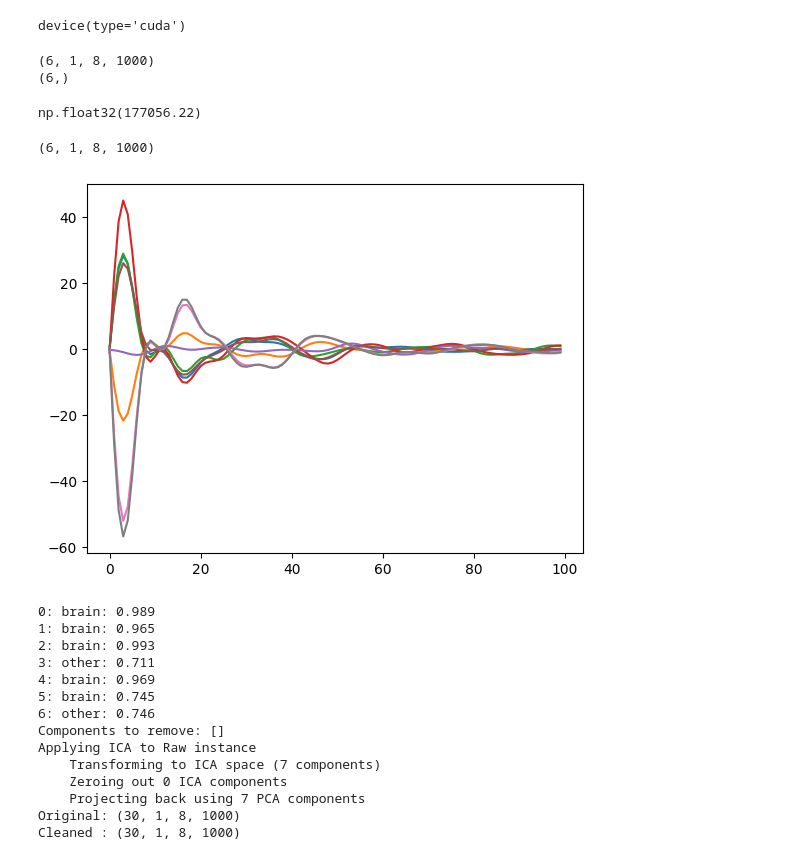
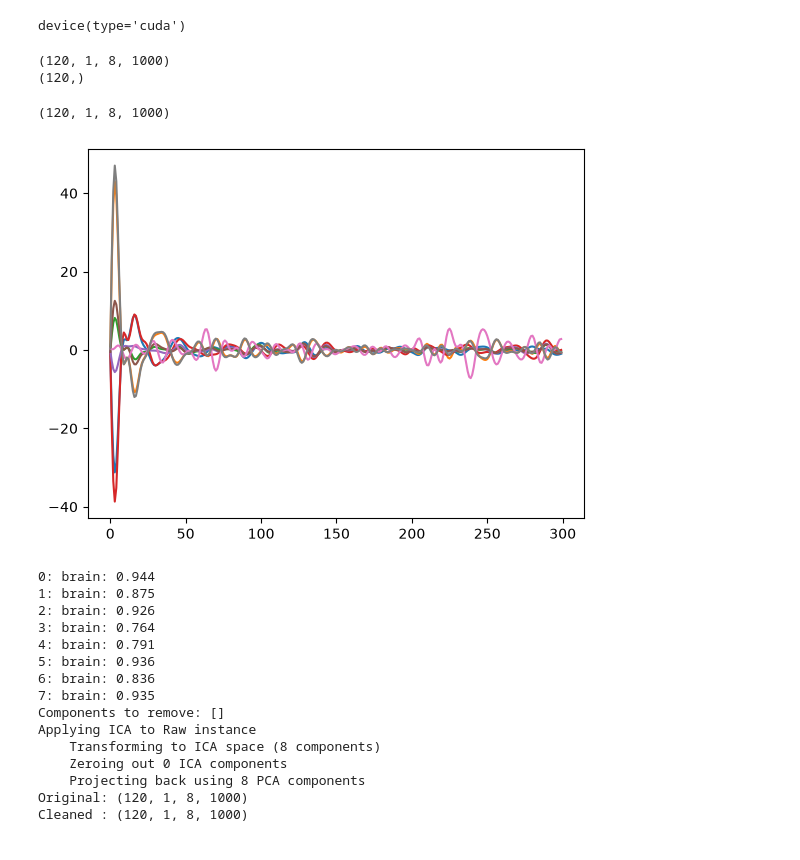
Before and after one commit to carlos-lorenzo/neurodaq-host, a Jupyter notebook: train_cnn.ipynb, the cells around one changed output. Saved outputs shown, nothing was run; the diff lists cells and outputs as text; code cells hidden in the pictures.

```diff
--- a/train_cnn.ipynb
+++ b/train_cnn.ipynb
@@ -18,7 +19,7 @@ device(type='cuda')
 X_list = []
 y_list = []
 
-datasets = ["dataset_155619"]  # "dataset_152626"]
+datasets = ["motor_pristine_2", "motor_pristine"]  # "dataset_152626"]
 
 for dataset in datasets:
     data = np.load(f"data/yo/{dataset}.npz")
@@ -31,5 +32,5 @@ y = np.concatenate(y_list, axis=0)
 print(X.shape)
 print(y.shape)
 # %% [output]
-(6, 1, 8, 1000)
-(6,)
+(120, 1, 8, 1000)
+(120,)
@@ -38,7 +37,3 @@ import matplotlib.pyplot as plt
-# %%
-X.max()
-# %% [output]
-np.float32(177056.22)
 # %%
 import numpy as np
 from scipy.signal import butter, iirnotch, sosfiltfilt, filtfilt
@@ -50,7 +45,7 @@ fs = 250
 lowcut = 8.0
 highcut = 30.0
 notch_freq = 50.0  # Use 60.0 if your recordings are from a 60 Hz region
-quality = 30.0    # Notch filter Q factor
+quality = 10.0    # Notch filter Q factor
 
 # -------------------------
 # Design filters
@@ -80,13 +75,13 @@ X_filtered = filtfilt(b_notch, a_notch, X_filtered, axis=-1)
 
 print(X_filtered.shape)
 # %% [output]
-(6, 1, 8, 1000)
+(120, 1, 8, 1000)
 # %%
 for channel in range(8):
-    plt.plot(X_filtered[5, 0, channel, :100])
+    plt.plot(X_filtered[60, 0, channel, :300])
 plt.show()
 # %% [output]
-[figure, old version]
+[figure, new version]
 # %%
 import numpy as np
 import mne
@@ -105,7 +100,7 @@ channel_names = [
     "Fz",
     "F4",
     "C3",
-    "VEOG",   # Under-eye electrode
+    "Pz",
     "C4",
     "P3",
     "P4"
@@ -116,7 +111,7 @@ channel_types = [
     "eeg",
     "eeg",
     "eeg",
-    "eog",    # <-- Mark as EOG
+    "eeg",    # <-- Mark as EOG
     "eeg",
     "eeg",
     "eeg"
@@ -146,15 +141,15 @@ raw.set_montage("standard_1020", on_missing="ignore")
 # Filtering
 # --------------------------------------------------
 raw.filter(
-    l_freq=1.0,
-    h_freq=40.0,
-    picks=["eeg", "eog"],
+    l_freq=8.0,
+    h_freq=30.0,
+    picks=["eeg"],
     verbose=False
 )
 
 raw.notch_filter(
     freqs=50,
-    picks=["eeg", "eog"],
+    picks=["eeg"],
     verbose=False
 )
 
@@ -207,20 +202,21 @@ X_clean = X_clean[:, np.newaxis, :, :].astype(np.float32)
 print("Original:", X.shape)
 print("Cleaned :", X_clean.shape)
 # %% [output]
-0: brain: 0.989
-1: brain: 0.965
-2: brain: 0.993
-3: other: 0.711
-4: brain: 0.969
-5: brain: 0.745
-6: other: 0.746
+0: brain: 0.944
+1: brain: 0.875
+2: brain: 0.926
+3: brain: 0.764
+4: brain: 0.791
+5: brain: 0.936
+6: brain: 0.836
+7: brain: 0.935
 Components to remove: []
 Applying ICA to Raw instance
-    Transforming to ICA space (7 components)
+    Transforming to ICA space (8 components)
     Zeroing out 0 ICA components
-    Projecting back using 7 PCA components
-Original: (30, 1, 8, 1000)
-Cleaned : (30, 1, 8, 1000)
+    Projecting back using 8 PCA components
+Original: (120, 1, 8, 1000)
+Cleaned : (120, 1, 8, 1000)
 # %%
 import numpy as np
 import mne
```
Also changed, not shown: parts of 8 cells of this notebook, 23 other files.
